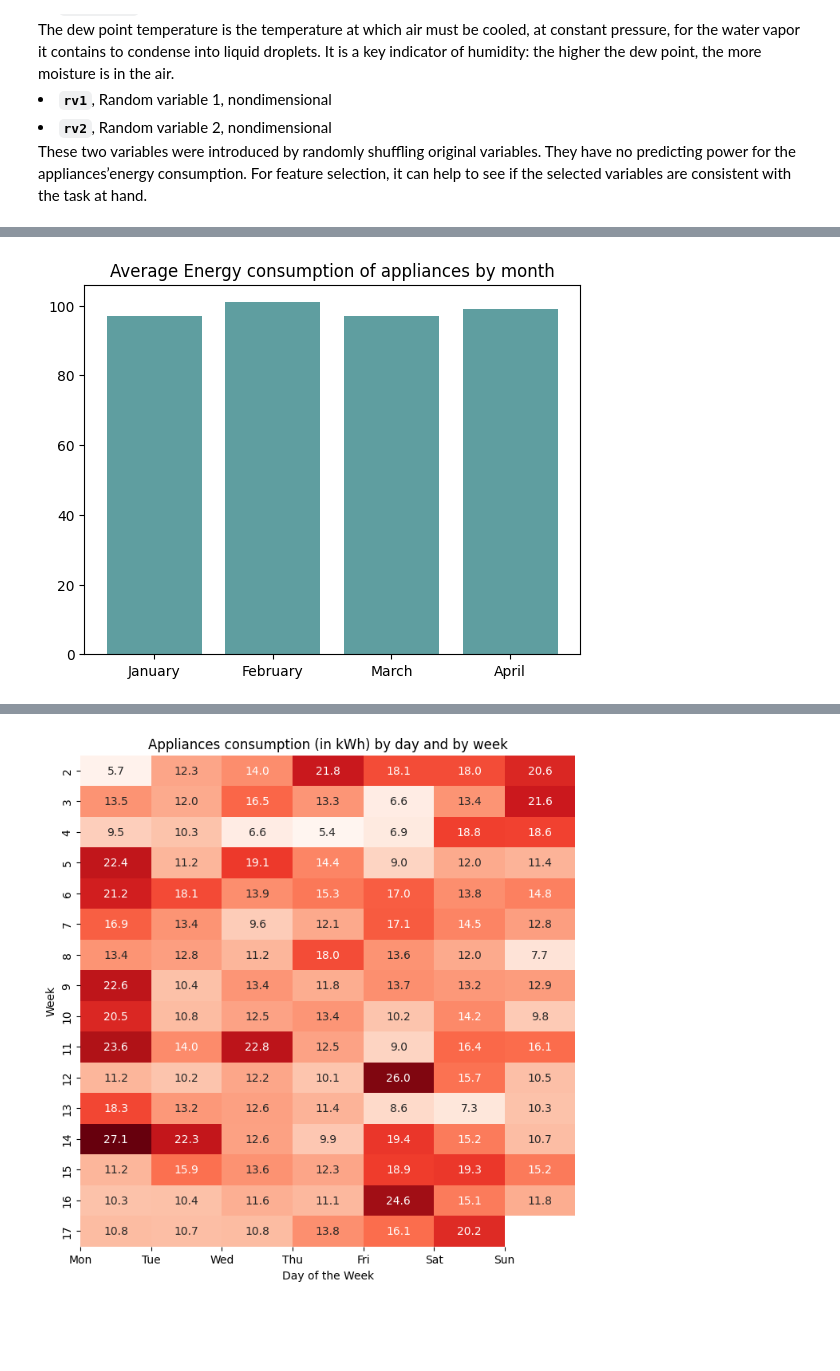
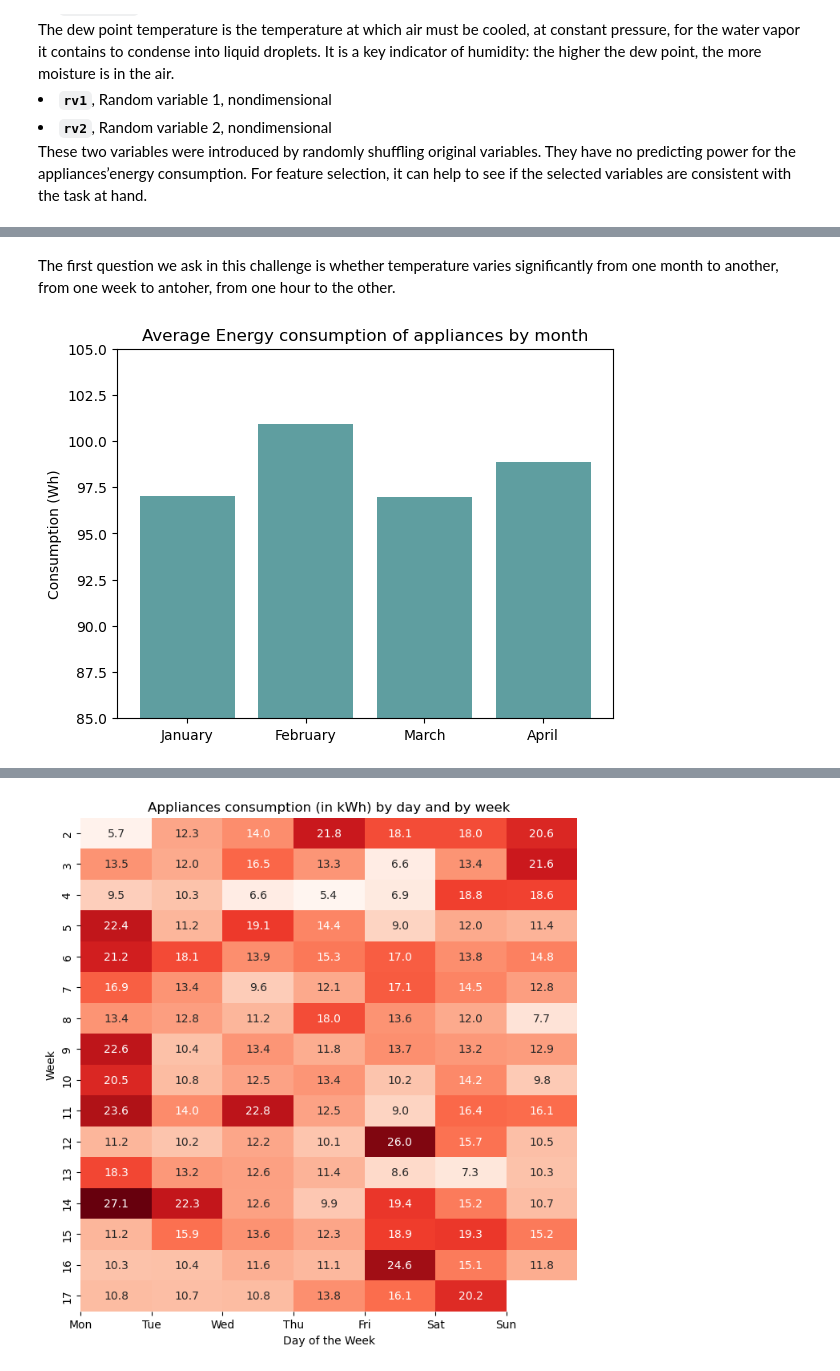
Before and after one commit to N22Toumi/Data_Challenge_M2DS_2025, a Jupyter notebook: template_starting_kit.ipynb, the cells around one changed output, grey strips where cells are left out. Drawn from its saved outputs; the diff is of its cells as text; code cells hidden in the pictures; blank space fills up the shorter version.

Commit message:
commented the graphs a bit

```diff
--- a/template_starting_kit.ipynb
+++ b/template_starting_kit.ipynb
@@ -71,8 +82,12 @@ df.index = pd.to_datetime(df.index)
+# %% [markdown]
+The first question we ask in this challenge is whether temperature varies significantly from one month to another, from one week to antoher, from one hour to the other.
 # %%
 n_months = df.index.month.nunique()
 plt.title('Average Energy consumption of appliances by month')
 plt.bar(range(n_months), df['Appliances'].groupby(df.index.month).mean(), color='cadetblue')
 plt.xticks(range(n_months), [calendar.month_name[i+1] for i in range(n_months)])
+plt.ylabel("Consumption (Wh)")
+plt.ylim(85, 105)
 plt.show()
 # %% [output]
-[figure, old version]
+[figure, new version]
```
Also changed, not shown: parts of 10 cells of this notebook.
